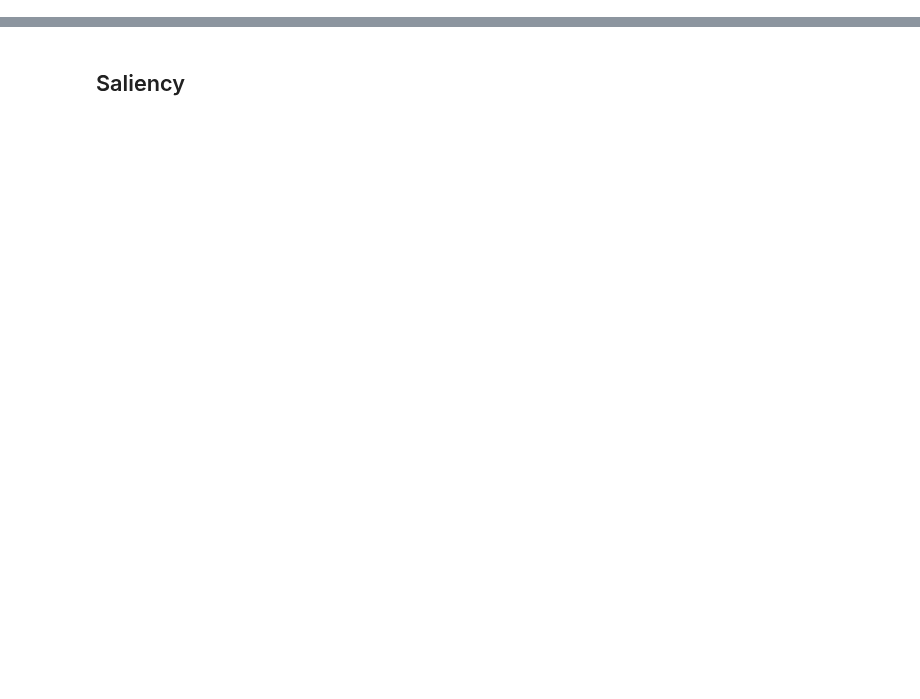
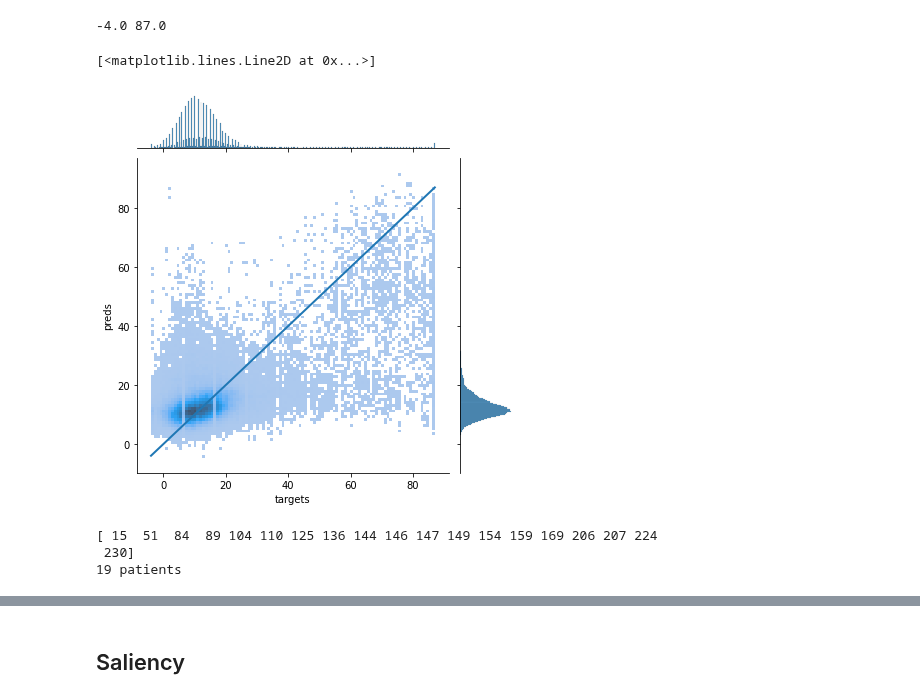
Before and after one commit to NotNANtoN/icp_prediction, a Jupyter notebook: train.ipynb, the cells around one changed output, grey strips where cells are left out. Saved outputs shown, nothing was run; the diff lists cells and outputs as text; code cells hidden in the pictures; blank space fills up the shorter version.

```diff
--- a/train.ipynb
+++ b/train.ipynb
@@ -586,0 +259,24 @@ df.plot.scatter("step", "error")
+# %%
+ax = sns.jointplot(data=df_nona, x="targets", y="preds", kind="hist", bins=100, ylim=ylim)
+print(min_val, max_val)
+# draw line of perfect correlation
+ax.ax_joint.plot([min_val, max_val], [min_val, max_val], linewidth=2)#, color="black")
+# %% [output]
+-4.0 87.0
+[<matplotlib.lines.Line2D at 0x...>]
+[figure, added]
+# %%
+#pats = df.groupby("ids").filter(lambda x: x['preds'].max() > 16)
+pats = df.groupby("ids").filter(lambda x: x['targets'].mean() > 40)
+#pats = df.groupby("ids").filter(lambda x: np.sqrt(x['error'].mean()) > 30)
+
+pats = pats.groupby("ids").filter(lambda x: len(x["targets"].dropna()) > 2)
+
+ids = pats["ids"].unique()
+print(ids)
+print(len(ids), "patients")
+#pats
+# %% [output]
+[ 15  51  84  89 104 110 125 136 144 146 147 149 154 159 169 206 207 224
+ 230]
+19 patients
```
Also changed, not shown: parts of 103 cells of this notebook, 8 other files.
